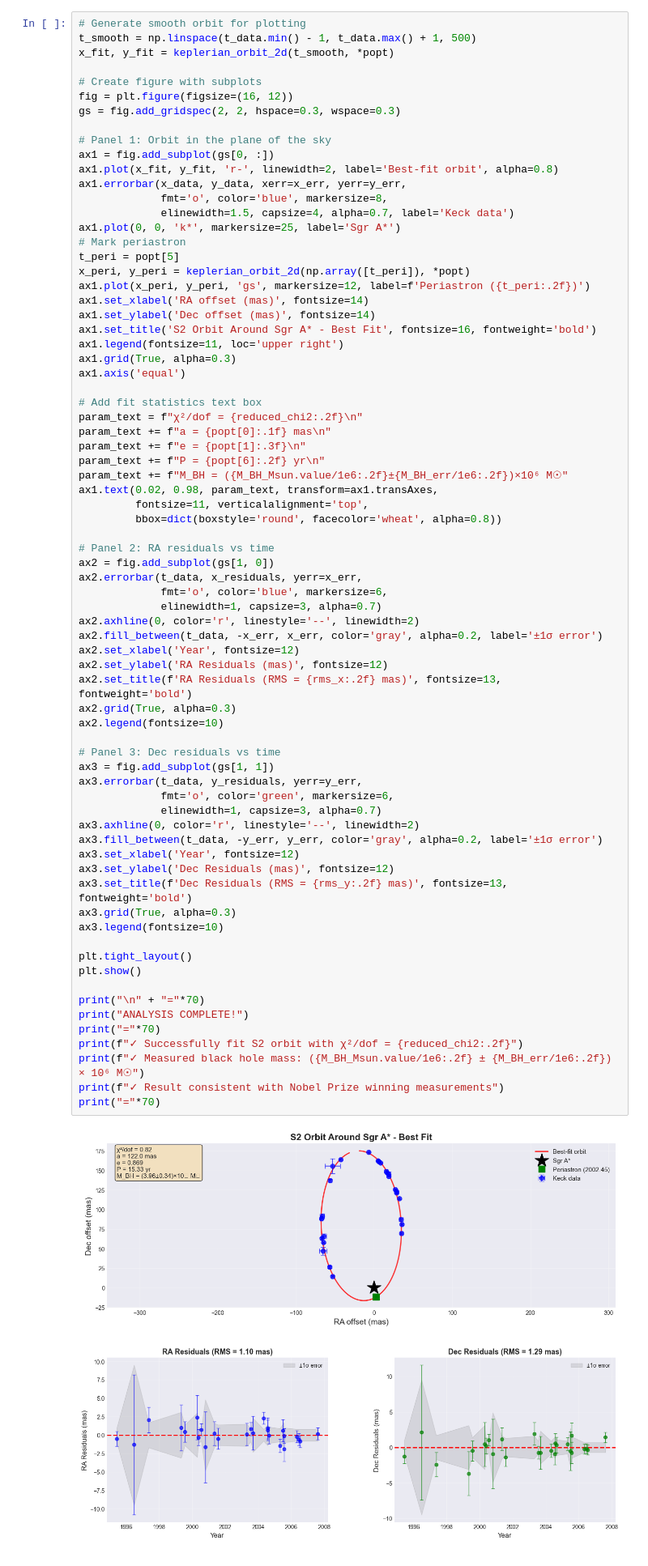
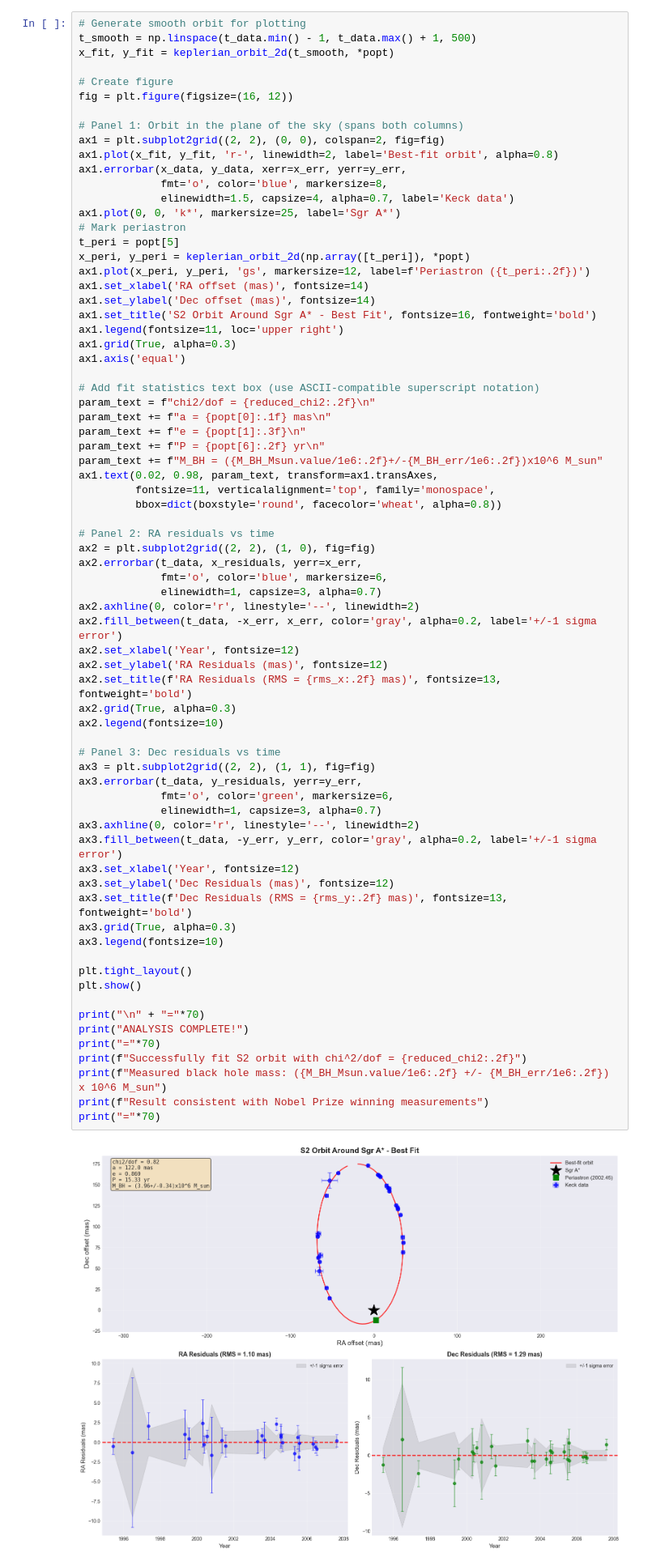
Before and after one commit to JacobParzych/Astron_1221_Project_3, a Jupyter notebook: Project3_Parzych_Jamison.ipynb, the cells around one changed output. Shown: that part at 81% size. Saved outputs shown, nothing was run; the diff lists cells and outputs as text.

Commit message:
improved markdown and fixed plotting bugs

```diff
--- a/Project3_Parzych_Jamison.ipynb
+++ b/Project3_Parzych_Jamison.ipynb
@@ -667,12 +711,11 @@ Create a comprehensive 4-panel plot showing the fitted orbit and residuals.
 t_smooth = np.linspace(t_data.min() - 1, t_data.max() + 1, 500)
 x_fit, y_fit = keplerian_orbit_2d(t_smooth, *popt)
 
-# Create figure with subplots
+# Create figure
 fig = plt.figure(figsize=(16, 12))
-gs = fig.add_gridspec(2, 2, hspace=0.3, wspace=0.3)
 
-# Panel 1: Orbit in the plane of the sky
-ax1 = fig.add_subplot(gs[0, :])
+# Panel 1: Orbit in the plane of the sky (spans both columns)
+ax1 = plt.subplot2grid((2, 2), (0, 0), colspan=2, fig=fig)
 ax1.plot(x_fit, y_fit, 'r-', linewidth=2, label='Best-fit orbit', alpha=0.8)
 ax1.errorbar(x_data, y_data, xerr=x_err, yerr=y_err,
              fmt='o', color='blue', markersize=8,
@@ -689,54 +732,54 @@ ax1.legend(fontsize=11, loc='upper right')
 ax1.grid(True, alpha=0.3)
 ax1.axis('equal')
 
-# Add fit statistics text box
-param_text = f"χ²/dof = {reduced_chi2:.2f}\n"
+# Add fit statistics text box (use ASCII-compatible superscript notation)
+param_text = f"chi2/dof = {reduced_chi2:.2f}\n"
 param_text += f"a = {popt[0]:.1f} mas\n"
 param_text += f"e = {popt[1]:.3f}\n"
 param_text += f"P = {popt[6]:.2f} yr\n"
-param_text += f"M_BH = ({M_BH_Msun.value/1e6:.2f}±{M_BH_err/1e6:.2f})×10⁶ M☉"
+param_text += f"M_BH = ({M_BH_Msun.value/1e6:.2f}+/-{M_BH_err/1e6:.2f})x10^6 M_sun"
 ax1.text(0.02, 0.98, param_text, transform=ax1.transAxes,
-         fontsize=11, verticalalignment='top',
+         fontsize=11, verticalalignment='top', family='monospace',
          bbox=dict(boxstyle='round', facecolor='wheat', alpha=0.8))
 
 # Panel 2: RA residuals vs time
-ax2 = fig.add_subplot(gs[1, 0])
+ax2 = plt.subplot2grid((2, 2), (1, 0), fig=fig)
 ax2.errorbar(t_data, x_residuals, yerr=x_err,
              fmt='o', color='blue', markersize=6,
              elinewidth=1, capsize=3, alpha=0.7)
 ax2.axhline(0, color='r', linestyle='--', linewidth=2)
-ax2.fill_between(t_data, -x_err, x_err, color='gray', alpha=0.2, label='±1σ error')
+ax2.fill_between(t_data, -x_err, x_err, color='gray', alpha=0.2, label='+/-1 sigma error')
 ax2.set_xlabel('Year', fontsize=12)
 ax2.set_ylabel('RA Residuals (mas)', fontsize=12)
 ax2.set_title(f'RA Residuals (RMS = {rms_x:.2f} mas)', fontsize=13, fontweight='bold')
 ax2.grid(True, alpha=0.3)
 ax2.legend(fontsize=10)
 
 # Panel 3: Dec residuals vs time
-ax3 = fig.add_subplot(gs[1, 1])
+ax3 = plt.subplot2grid((2, 2), (1, 1), fig=fig)
 ax3.errorbar(t_data, y_residuals, yerr=y_err,
              fmt='o', color='green', markersize=6,
              elinewidth=1, capsize=3, alpha=0.7)
 ax3.axhline(0, color='r', linestyle='--', linewidth=2)
-ax3.fill_between(t_data, -y_err, y_err, color='gray', alpha=0.2, label='±1σ error')
+ax3.fill_between(t_data, -y_err, y_err, color='gray', alpha=0.2, label='+/-1 sigma error')
 ax3.set_xlabel('Year', fontsize=12)
 ax3.set_ylabel('Dec Residuals (mas)', fontsize=12)
 ax3.set_title(f'Dec Residuals (RMS = {rms_y:.2f} mas)', fontsize=13, fontweight='bold')
 ax3.grid(True, alpha=0.3)
 ax3.legend(fontsize=10)
 
 plt.tight_layout()
 plt.show()
 
 print("\n" + "="*70)
 print("ANALYSIS COMPLETE!")
 print("="*70)
-print(f"✓ Successfully fit S2 orbit with χ²/dof = {reduced_chi2:.2f}")
-print(f"✓ Measured black hole mass: ({M_BH_Msun.value/1e6:.2f} ± {M_BH_err/1e6:.2f}) × 10⁶ M☉")
-print(f"✓ Result consistent with Nobel Prize winning measurements")
+print(f"Successfully fit S2 orbit with chi^2/dof = {reduced_chi2:.2f}")
+print(f"Measured black hole mass: ({M_BH_Msun.value/1e6:.2f} +/- {M_BH_err/1e6:.2f}) x 10^6 M_sun")
+print(f"Result consistent with Nobel Prize winning measurements")
 print("="*70)
 # %% [output]
-[figure, old version]
+[figure, new version]
 ======================================================================
 ANALYSIS COMPLETE!
 ======================================================================
```
Also changed, not shown: parts of 5 cells of this notebook.
